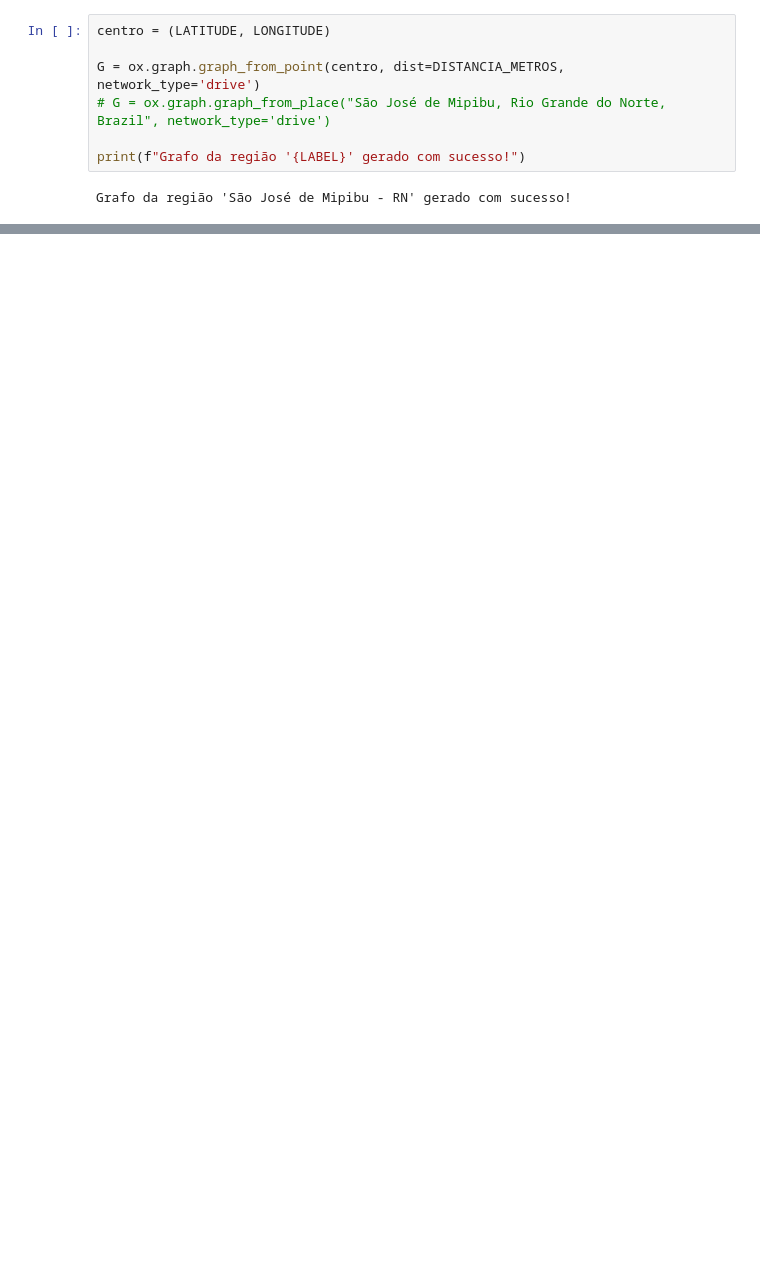
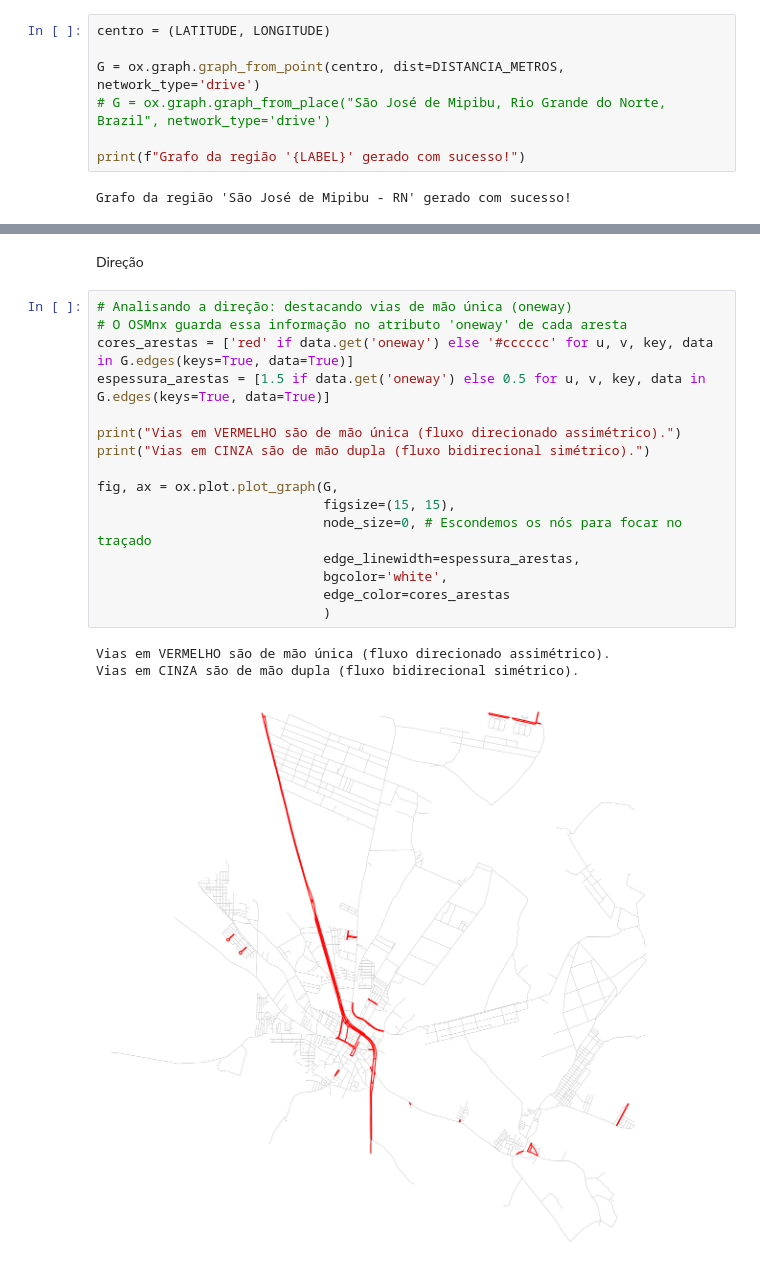
Before and after one commit to ramonvfs/urban_network_analysis, a Jupyter notebook: maps_osmnx.ipynb, the cells around one changed output, grey strips where cells are left out. Cells and saved outputs as stored; diff of their text form; blank space fills up the shorter version.

```diff
--- a/maps_osmnx.ipynb
+++ b/maps_osmnx.ipynb
@@ -64,0 +41,22 @@ fig, ax = ox.plot.plot_graph(G,
+# %% [markdown]
+Direção
+# %%
+# Analisando a direção: destacando vias de mão única (oneway)
+# O OSMnx guarda essa informação no atributo 'oneway' de cada aresta
+cores_arestas = ['red' if data.get('oneway') else '#cccccc' for u, v, key, data in G.edges(keys=True, data=True)]
+espessura_arestas = [1.5 if data.get('oneway') else 0.5 for u, v, key, data in G.edges(keys=True, data=True)]
+
+print("Vias em VERMELHO são de mão única (fluxo direcionado assimétrico).")
+print("Vias em CINZA são de mão dupla (fluxo bidirecional simétrico).")
+
+fig, ax = ox.plot.plot_graph(G,
+                             figsize=(15, 15),
+                             node_size=0, # Escondemos os nós para focar no traçado
+                             edge_linewidth=espessura_arestas,
+                             bgcolor='white',
+                             edge_color=cores_arestas
+                             )
+# %% [output]
+Vias em VERMELHO são de mão única (fluxo direcionado assimétrico).
+Vias em CINZA são de mão dupla (fluxo bidirecional simétrico).
+[figure, added]
```
Also changed, not shown: parts of 12 cells of this notebook, 1 other file.
